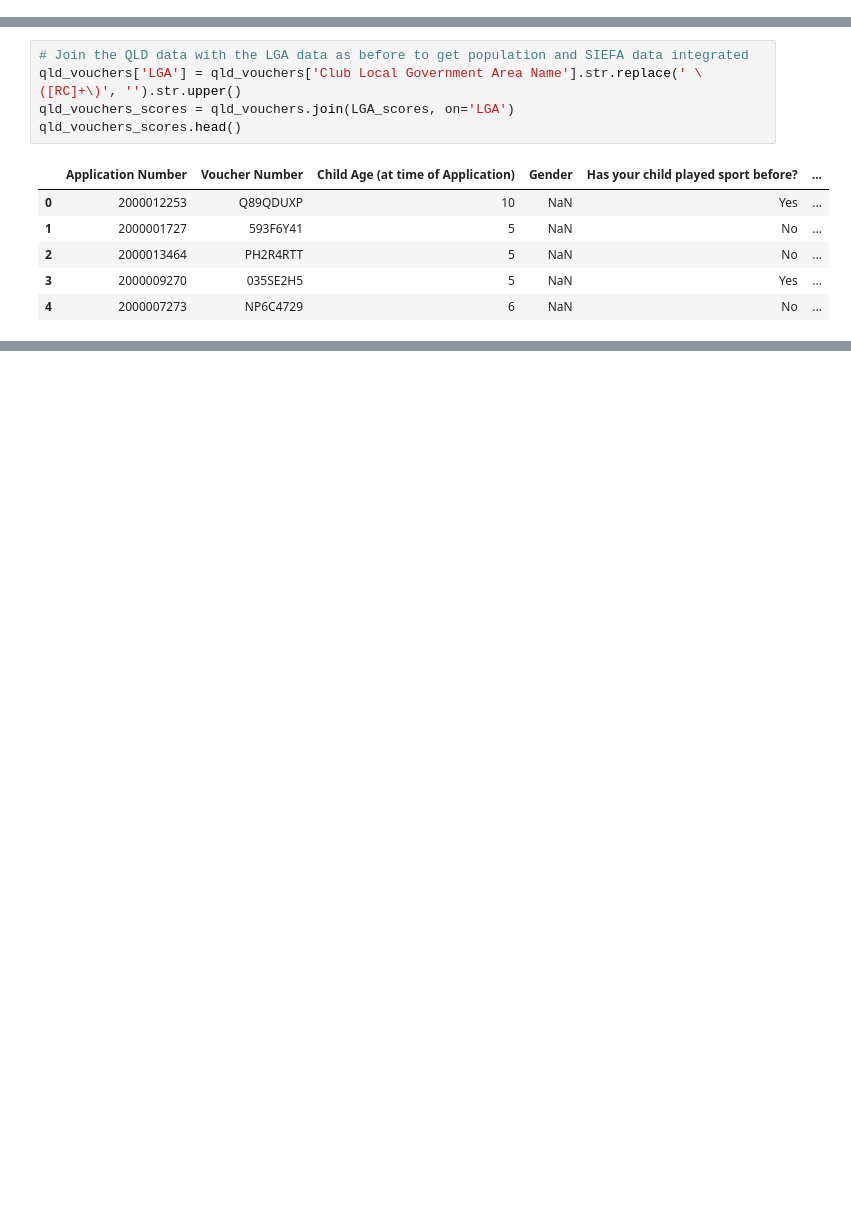
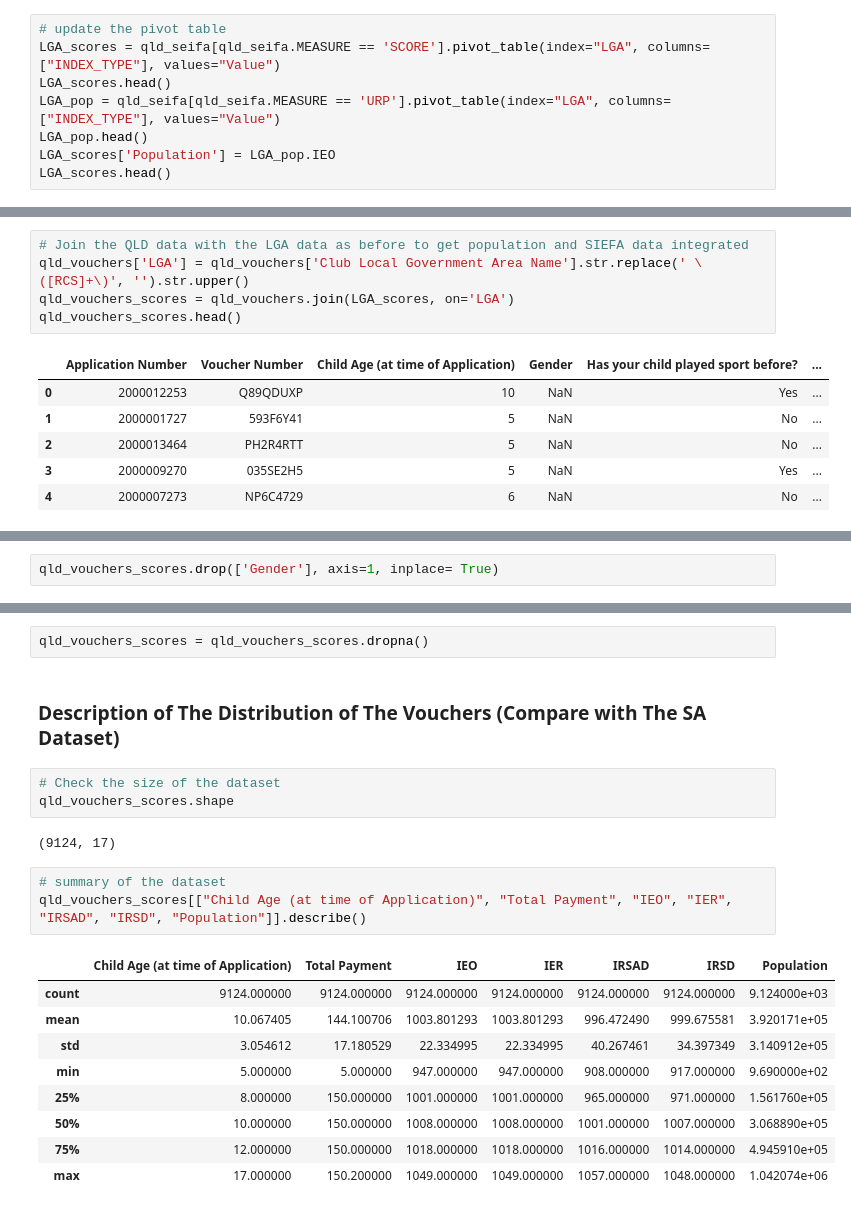
Before and after one commit to xuyenlinhHuynh/data-science-portfolio-xuyenlinhHuynh, a Jupyter notebook: Portfolio 2.ipynb, the cells around one changed output, grey strips where cells are left out. Cells and saved outputs as stored; diff of their text form; blank space fills up the shorter version.

```diff
--- a/Portfolio 2.ipynb
+++ b/Portfolio 2.ipynb
@@ -699,0 +769,8 @@ qld_vouchers.head()
+# %%
+# update the pivot table
+LGA_scores = qld_seifa[qld_seifa.MEASURE == 'SCORE'].pivot_table(index="LGA", columns=["INDEX_TYPE"], values="Value")
+LGA_scores.head()
+LGA_pop = qld_seifa[qld_seifa.MEASURE == 'URP'].pivot_table(index="LGA", columns=["INDEX_TYPE"], values="Value")
+LGA_pop.head()
+LGA_scores['Population'] = LGA_pop.IEO
+LGA_scores.head()
@@ -700,6 +785,6 @@ qld_vouchers.head()
 # %%
 # Join the QLD data with the LGA data as before to get population and SIEFA data integrated
-qld_vouchers['LGA'] = qld_vouchers['Club Local Government Area Name'].str.replace(' \([RC]+\)', '').str.upper()
+qld_vouchers['LGA'] = qld_vouchers['Club Local Government Area Name'].str.replace(' \([RCS]+\)', '').str.upper()
 qld_vouchers_scores = qld_vouchers.join(LGA_scores, on='LGA')
 qld_vouchers_scores.head()
 # %% [output]
@@ -711,0 +828,2 @@ qld_vouchers_scores.head()
+# %%
+qld_vouchers_scores.drop(['Gender'], axis=1, inplace= True)
@@ -711,0 +866,22 @@ qld_vouchers_scores.head()
+# %%
+qld_vouchers_scores = qld_vouchers_scores.dropna()
+# %% [markdown]
+### Description of The Distribution of The Vouchers (Compare with The SA Dataset)
+# %%
+# Check the size of the dataset
+qld_vouchers_scores.shape
+# %% [output]
+(9124, 17)
+# %%
+# summary of the dataset
+qld_vouchers_scores[["Child Age (at time of Application)", "Total Payment", "IEO", "IER", "IRSAD", "IRSD", "Population"]].describe()
+# %% [output]
+|  | Child Age (at time of Application) | Total Payment | IEO | IER | IRSAD | IRSD | Population |
+| count | 9124.000000 | 9124.000000 | 9124.000000 | 9124.000000 | 9124.000000 | 9124.000000 | 9.124000e+03 |
+| mean | 10.067405 | 144.100706 | 1003.801293 | 1003.801293 | 996.472490 | 999.675581 | 3.920171e+05 |
+| std | 3.054612 | 17.180529 | 22.334995 | 22.334995 | 40.267461 | 34.397349 | 3.140912e+05 |
+| min | 5.000000 | 5.000000 | 947.000000 | 947.000000 | 908.000000 | 917.000000 | 9.690000e+02 |
+| 25% | 8.000000 | 150.000000 | 1001.000000 | 1001.000000 | 965.000000 | 971.000000 | 1.561760e+05 |
+| 50% | 10.000000 | 150.000000 | 1008.000000 | 1008.000000 | 1001.000000 | 1007.000000 | 3.068890e+05 |
+| 75% | 12.000000 | 150.000000 | 1018.000000 | 1018.000000 | 1016.000000 | 1014.000000 | 4.945910e+05 |
+| max | 17.000000 | 150.200000 | 1049.000000 | 1049.000000 | 1057.000000 | 1048.000000 | 1.042074e+06 |
```
Also changed, not shown: parts of 26 cells of this notebook.
